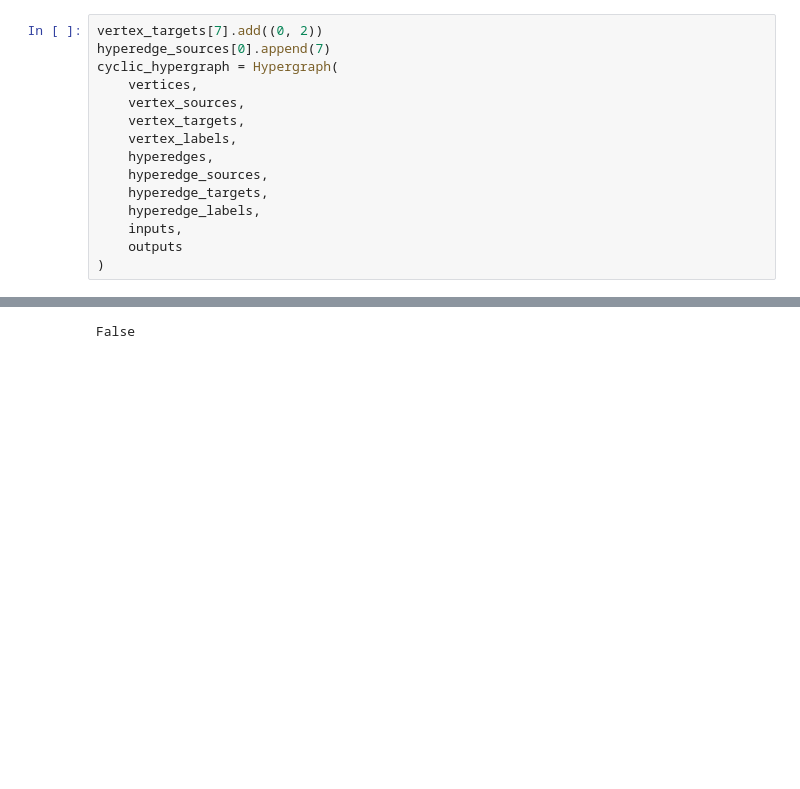
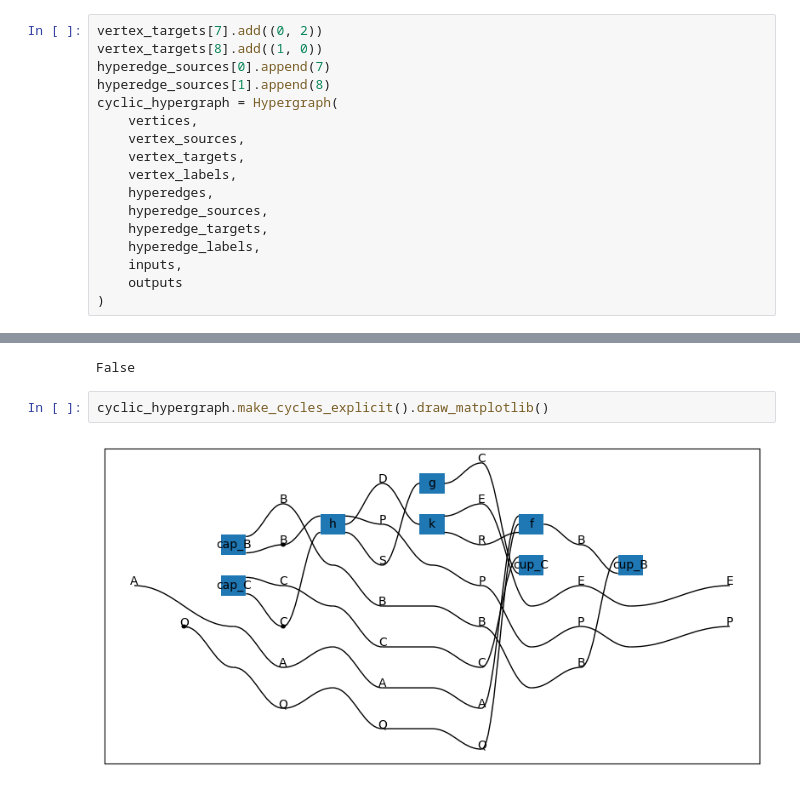
Before and after one commit to alexkoziell/hyperstrings, a Jupyter notebook: prototyping/scratchpad.ipynb, the cells around one changed output, grey strips where cells are left out. Cells and saved outputs as stored; diff of their text form; blank space fills up the shorter version.

Commit message:
Implement explicit cups and caps for monogamous hypergraphs.

```diff
--- a/prototyping/scratchpad.ipynb
+++ b/prototyping/scratchpad.ipynb
@@ -72,7 +74,9 @@ hypergraph.is_acyclic()
 True
 # %%
 vertex_targets[7].add((0, 2))
+vertex_targets[8].add((1, 0))
 hyperedge_sources[0].append(7)
+hyperedge_sources[1].append(8)
 cyclic_hypergraph = Hypergraph(
     vertices,
     vertex_sources,
@@ -89,3 +93,7 @@ cyclic_hypergraph = Hypergraph(
 cyclic_hypergraph.is_acyclic()
 # %% [output]
 False
+# %%
+cyclic_hypergraph.make_cycles_explicit().draw_matplotlib()
+# %% [output]
+[figure, added]
```
Also changed, not shown: parts of 2 cells of this notebook, 1 other file.
